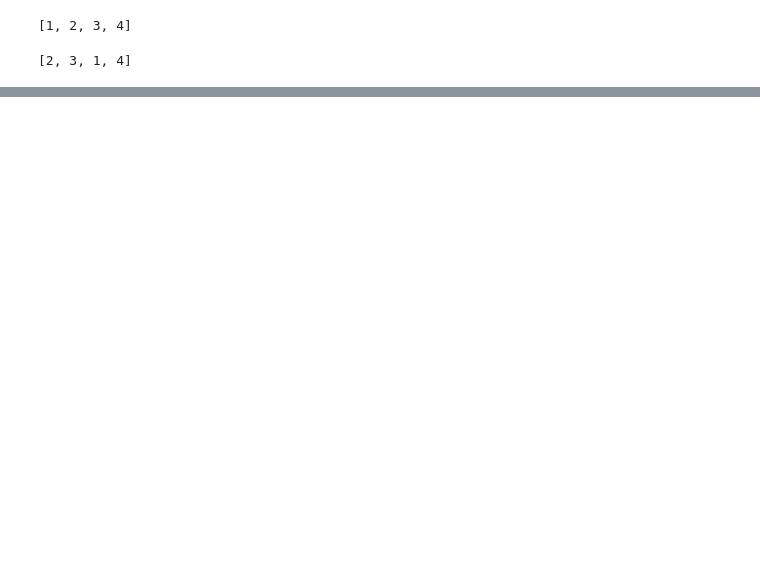
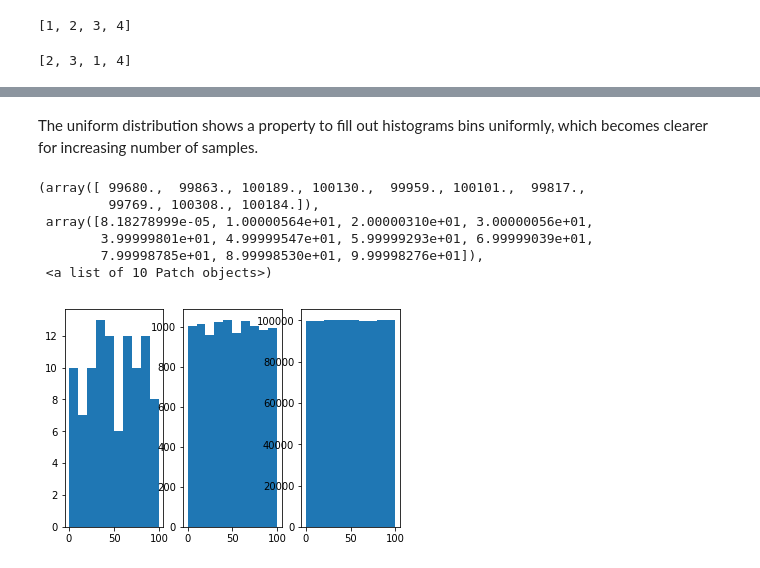
Before and after one commit to andkoc001/fun-with-numpy-random, a Jupyter notebook: exploring-random-numpy.ipynb, the cells around one changed output, grey strips where cells are left out. Drawn from its saved outputs; the diff is of its cells as text; code cells hidden in the pictures; blank space fills up the shorter version.

```diff
--- a/exploring-random-numpy.ipynb
+++ b/exploring-random-numpy.ipynb
@@ -147,0 +200,19 @@ array([4, 3, 1, 2])
+# %% [markdown]
+The uniform distribution shows a property to fill out histograms bins uniformly, which becomes clearer for increasing number of samples.
+# %%
+plt.subplot(1, 3, 1)
+plt.hist(np.random.uniform(0,100, size=10**2)) # 100 samples
+
+plt.subplot(1, 3, 2)
+plt.hist(np.random.uniform(0,100, size=10**4)) # 10000 samples
+
+plt.subplot(1, 3, 3)
+plt.hist(np.random.uniform(0,100, size=10**6)) # 1000000 samples
+# %% [output]
+(array([ 99680.,  99863., 100189., 100130.,  99959., 100101.,  99817.,
+         99769., 100308., 100184.]),
+ array([8.18278999e-05, 1.00000564e+01, 2.00000310e+01, 3.00000056e+01,
+        3.99999801e+01, 4.99999547e+01, 5.99999293e+01, 6.99999039e+01,
+        7.99998785e+01, 8.99998530e+01, 9.99998276e+01]),
+ <a list of 10 Patch objects>)
+[figure, added]
```
Also changed, not shown: parts of 27 cells of this notebook, 1 other file.
